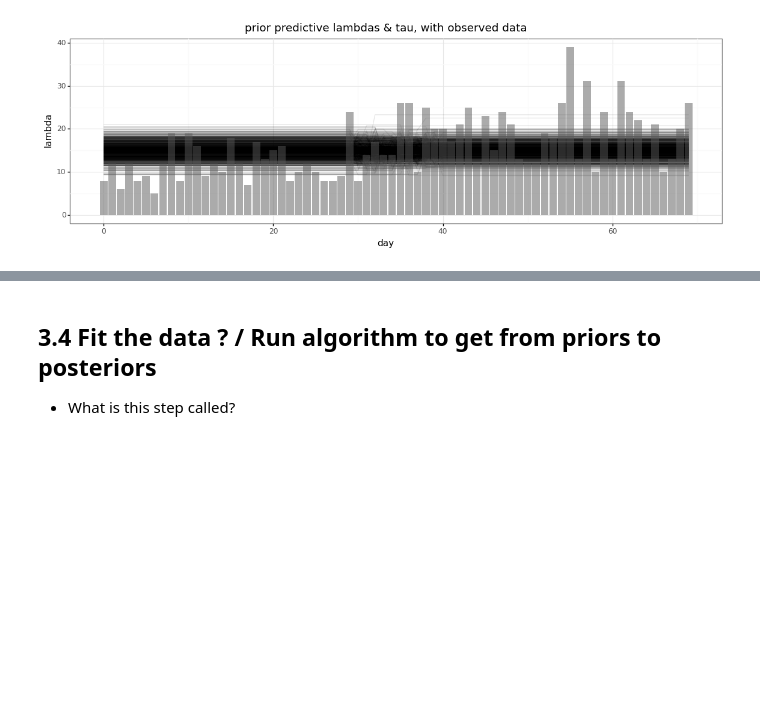
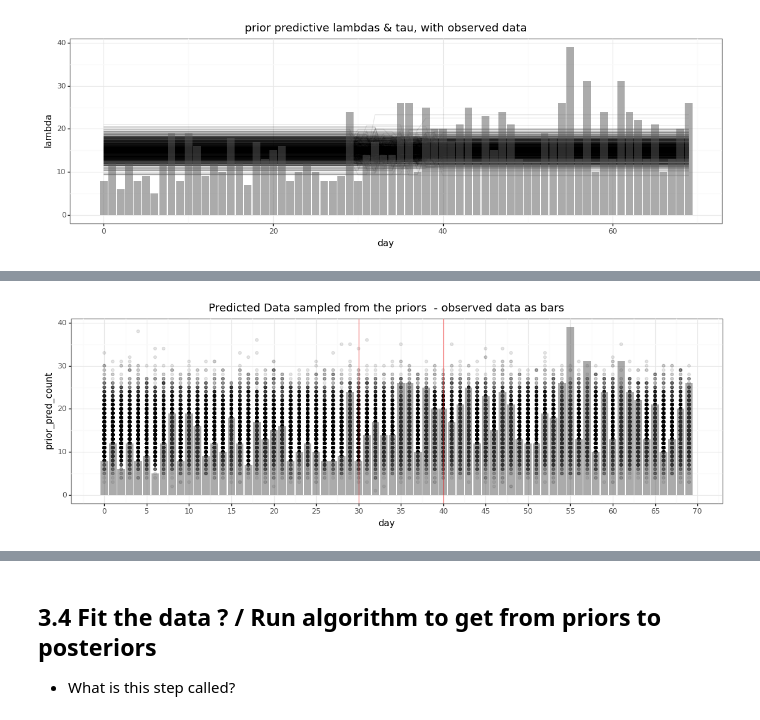
Before and after one commit to jointprob/bmcp-notes, a Jupyter notebook: 001.01 - hackers-chapter-1.ipynb, the cells around one changed output, grey strips where cells are left out. Cells and saved outputs as stored; diff of their text form; code cells hidden in the pictures; blank space fills up the shorter version.

Commit message:
1st add prior pred data dist.

```diff
--- a/001.01 - hackers-chapter-1.ipynb
+++ b/001.01 - hackers-chapter-1.ipynb
@@ -542,3 +547,10 @@ Try using .loc[row_indexer,col_indexer] = value instead
 
 See the caveats in the documentation: https://pandas.pydata.org/pandas-docs/stable/user_guide/indexing.html#returning-a-view-versus-a-copy
 [figure]
+# %%
+with model:
+    prior_pred_data = pm.sample_prior_predictive(1000, model)['obs_count']
+# %%
+prior_pred_data_df = pd.melt(pd.DataFrame(prior_pred_data.T), var_name='sample_num', value_name='prior_pred_count')
+prior_pred_data_df['day'] = list(range(0, total_days))*1000
+prior_pred_data_df
@@ -545,3 +571,16 @@ See the caveats in the documentation: https://pandas.pydata.org/pandas-docs/stab
+# %%
+p = (ggplot(prior_pred_data_df,
+            aes(x='day', y='prior_pred_count', group='sample_num')) +
+     geom_point(alpha=0.1) +
+     geom_col(df_rawdata, aes(x='day', y='obs_count'), alpha=0.5) +
+     geom_vline(xintercept=stable_period, alpha=0.5, color='red') +
+     geom_vline(xintercept=stable_period + change_window, alpha=0.5, color='red') +
+     scale_x_continuous(breaks=np.arange(0, total_days+1, 5)) +
+     labs(title="Predicted Data sampled from the priors  - observed data as bars") +
+     theme(figure_size=(14, 4)))
+p.draw();
+# %% [output]
+[figure, added]
 # %% [markdown]
 <!-- ## 2.4 Fit the Data -->
 # %% [markdown]
```
Also changed, not shown: parts of 12 cells of this notebook.
